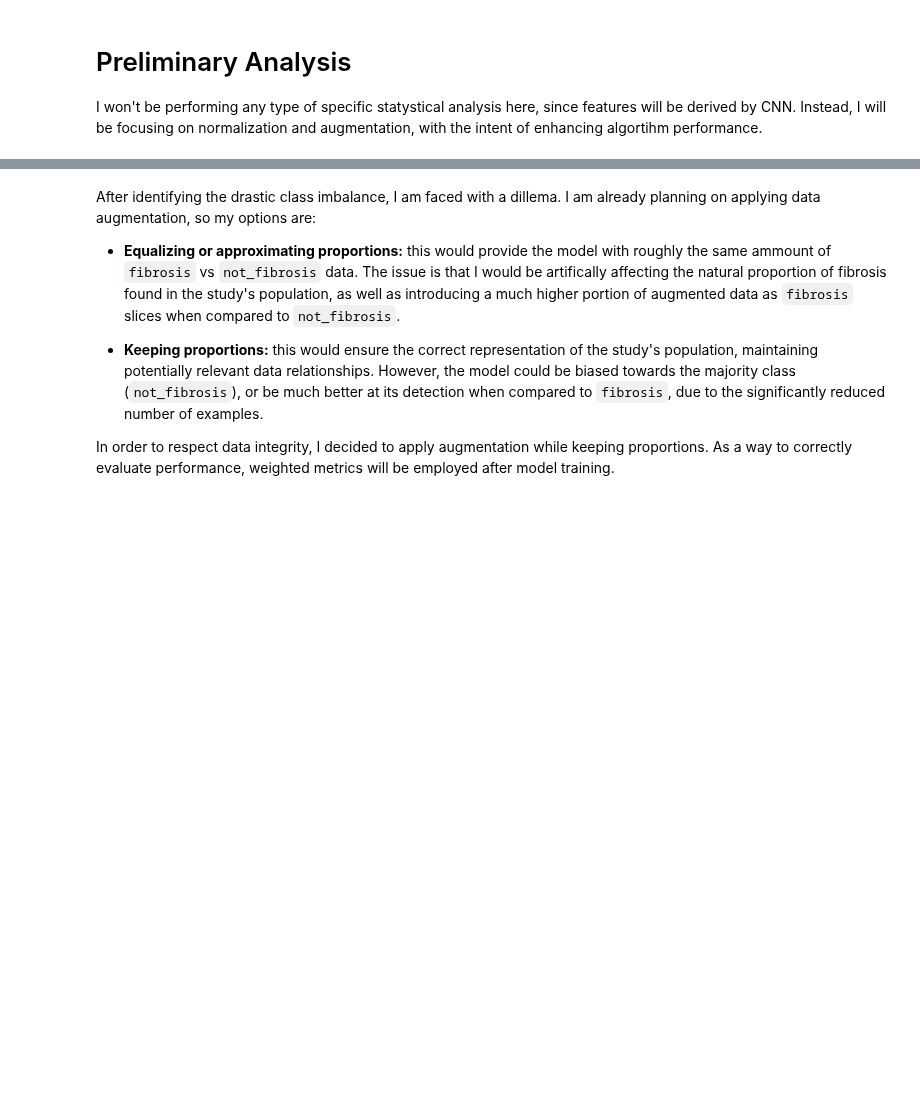
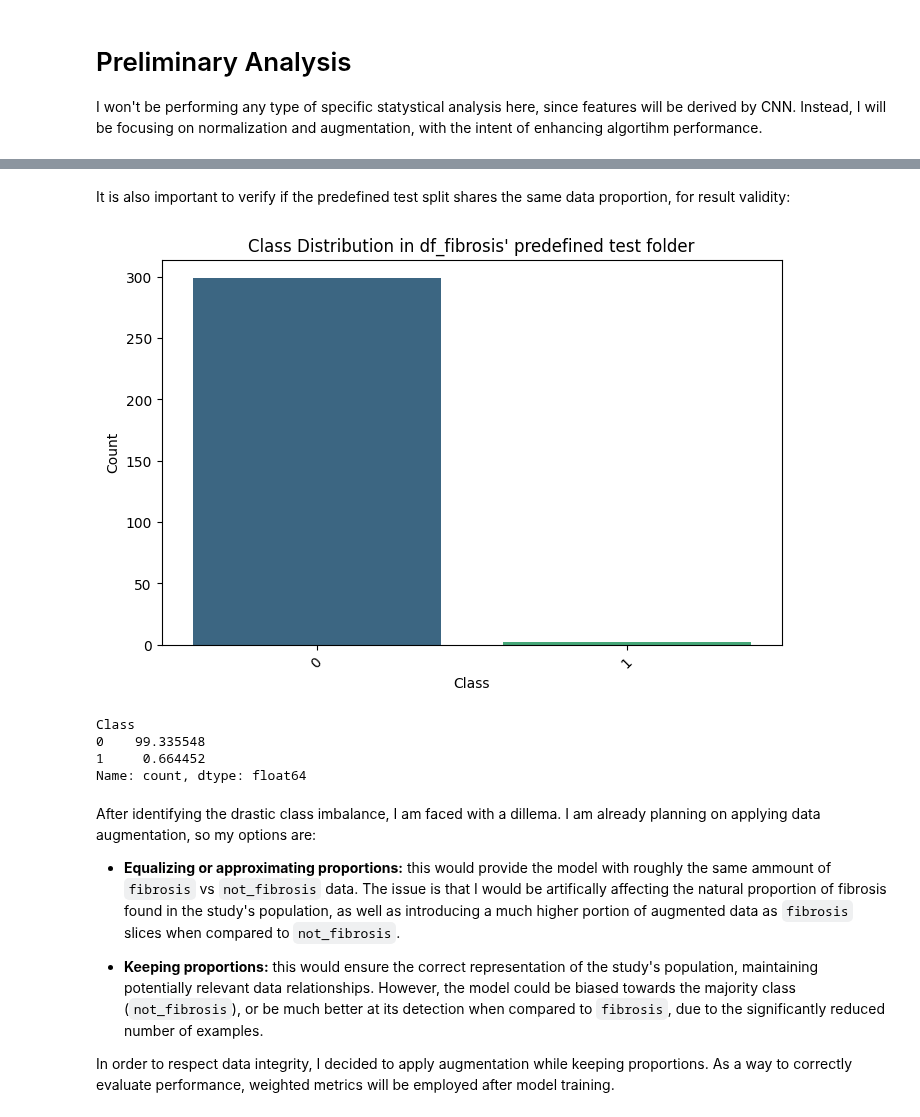
Before and after one commit to rafael-andre1/AI-for-Interstitial-Lung-Disease-Classification, a Jupyter notebook: dataPreprocessing/preprocessEDA.ipynb, the cells around one changed output, grey strips where cells are left out. Cells and saved outputs as stored; diff of their text form; code cells hidden in the pictures; blank space fills up the shorter version.

```diff
--- a/dataPreprocessing/preprocessEDA.ipynb
+++ b/dataPreprocessing/preprocessEDA.ipynb
@@ -83,4 +83,29 @@ Class
 Name: count, dtype: float64
+# %% [markdown]
+It is also important to verify if the predefined test split shares the same data proportion, for result validity:
+# %%
+df_fibrosis_test = df_fibrosis[df_fibrosis["SliceID"].str.contains("HRCT_Pilot")]
+
+# Plots class counts
+plt.figure(figsize=(8, 5))
+sns.countplot(data=df_fibrosis_test, x='Class', hue="Class", palette='viridis', legend=False)
+
+plt.title('Class Distribution in df_fibrosis\' predefined test folder')
+plt.xlabel('Class')
+plt.ylabel('Count')
+plt.xticks(rotation=45)
+plt.show()
+
+
+# Displays imbalance
+class_counts, total_samples = df_fibrosis_test['Class'].value_counts(), len(df_fibrosis_test)
+print((class_counts / total_samples) * 100)
+# %% [output]
+[figure, added]
+Class
+0    99.335548
+1     0.664452
+Name: count, dtype: float64
 # %% [markdown]
 After identifying the drastic class imbalance, I am faced with a dillema. I am already planning on applying data augmentation, so my options are:
 
```
Also changed, not shown: parts of 6 cells of this notebook, 2 other files.
